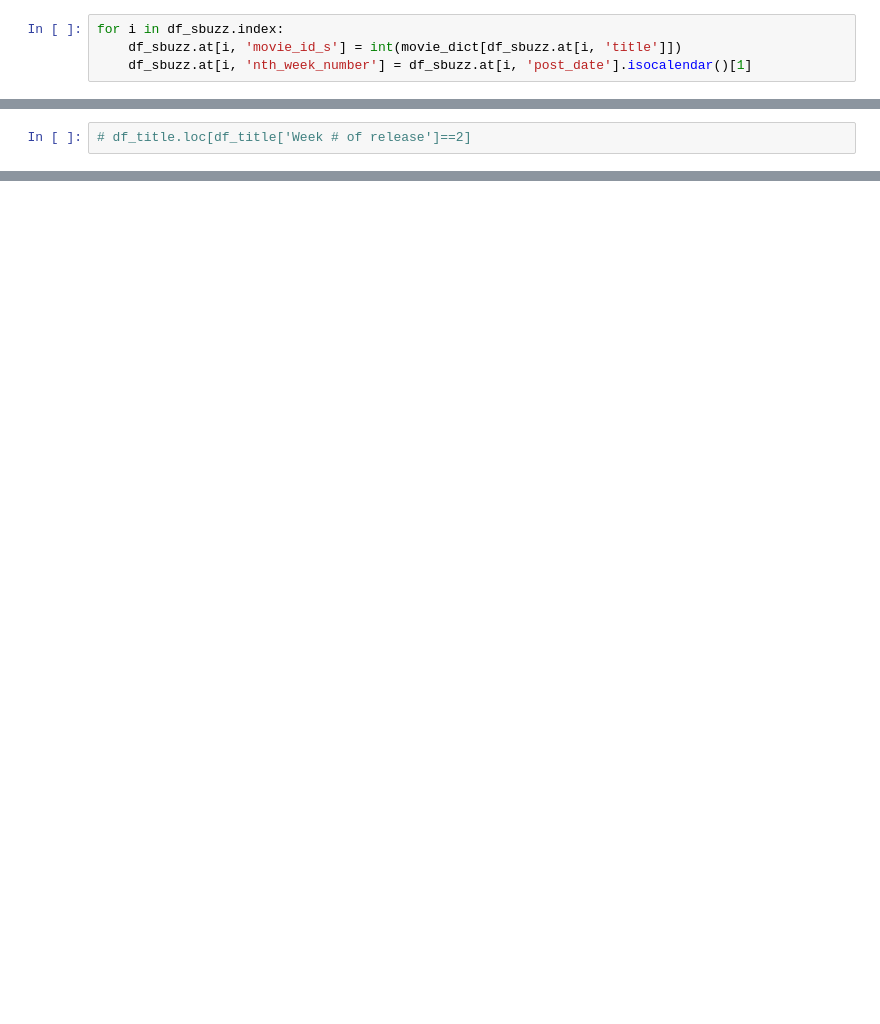
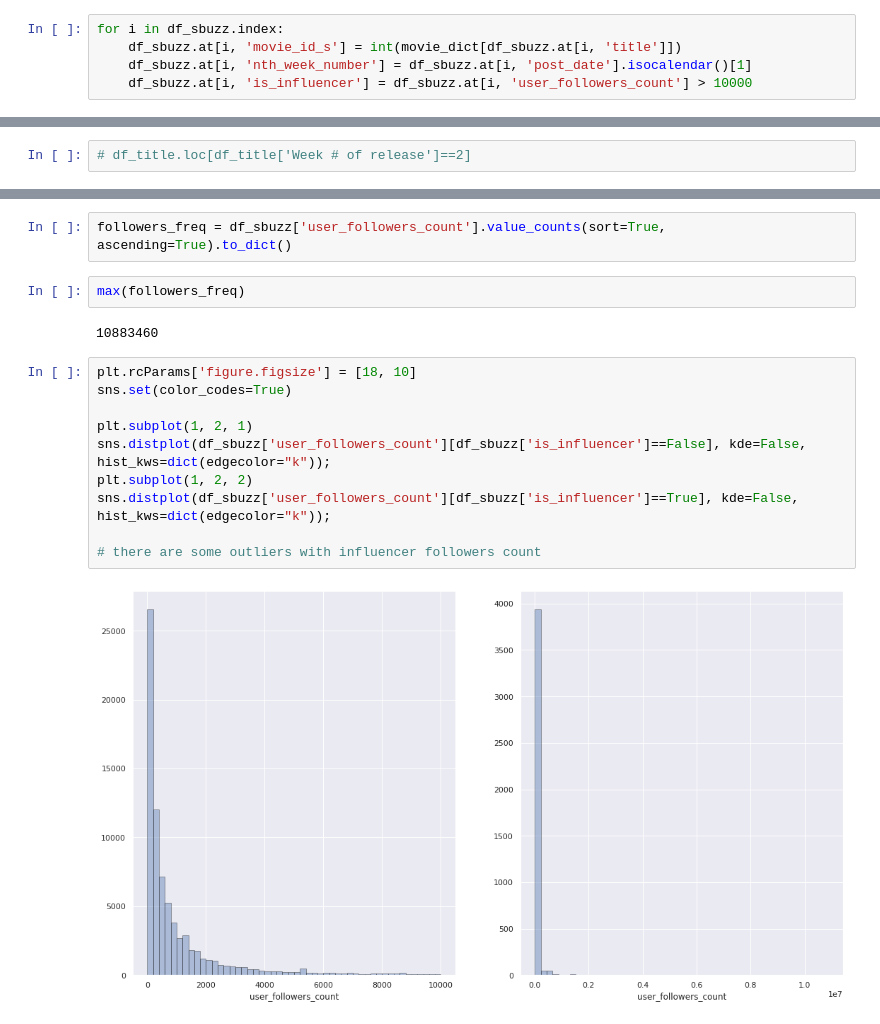
Before and after one commit to tharangni/syn-the-sis-io, a Jupyter notebook: job.ipynb, the cells around one changed output, grey strips where cells are left out. Saved outputs shown, nothing was run; the diff lists cells and outputs as text; blank space fills up the shorter version.

```diff
--- a/job.ipynb
+++ b/job.ipynb
@@ -75,6 +79,7 @@ for i in df_title.index:
 for i in df_sbuzz.index:
     df_sbuzz.at[i, 'movie_id_s'] = int(movie_dict[df_sbuzz.at[i, 'title']])
     df_sbuzz.at[i, 'nth_week_number'] = df_sbuzz.at[i, 'post_date'].isocalendar()[1]
+    df_sbuzz.at[i, 'is_influencer'] = df_sbuzz.at[i, 'user_followers_count'] > 10000
 # %%
 #titles = list(df_title['Title'].unique())
 #titles_buzz =  list(df_sbuzz['title'].unique())
@@ -105,0 +112,18 @@ df_sbuzz.sample(5)
+# %%
+followers_freq = df_sbuzz['user_followers_count'].value_counts(sort=True, ascending=True).to_dict()
+# %%
+max(followers_freq)
+# %% [output]
+10883460
+# %%
+plt.rcParams['figure.figsize'] = [18, 10]
+sns.set(color_codes=True)
+
+plt.subplot(1, 2, 1)
+sns.distplot(df_sbuzz['user_followers_count'][df_sbuzz['is_influencer']==False], kde=False, hist_kws=dict(edgecolor="k"));
+plt.subplot(1, 2, 2)
+sns.distplot(df_sbuzz['user_followers_count'][df_sbuzz['is_influencer']==True], kde=False, hist_kws=dict(edgecolor="k"));
+
+# there are some outliers with influencer followers count
+# %% [output]
+[figure, added]
```
Also changed, not shown: parts of 11 cells of this notebook.
